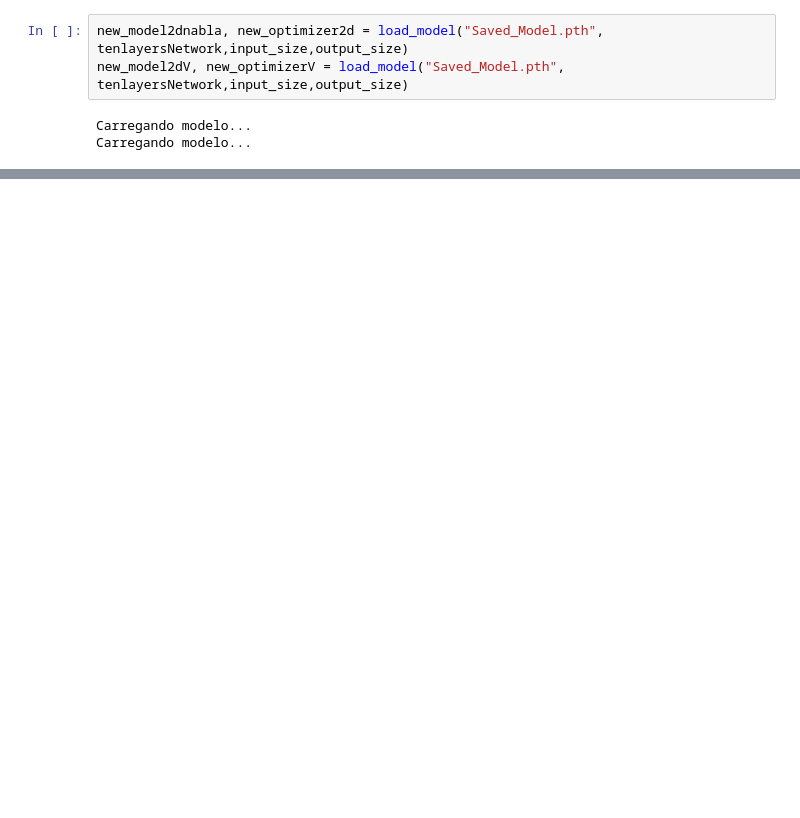
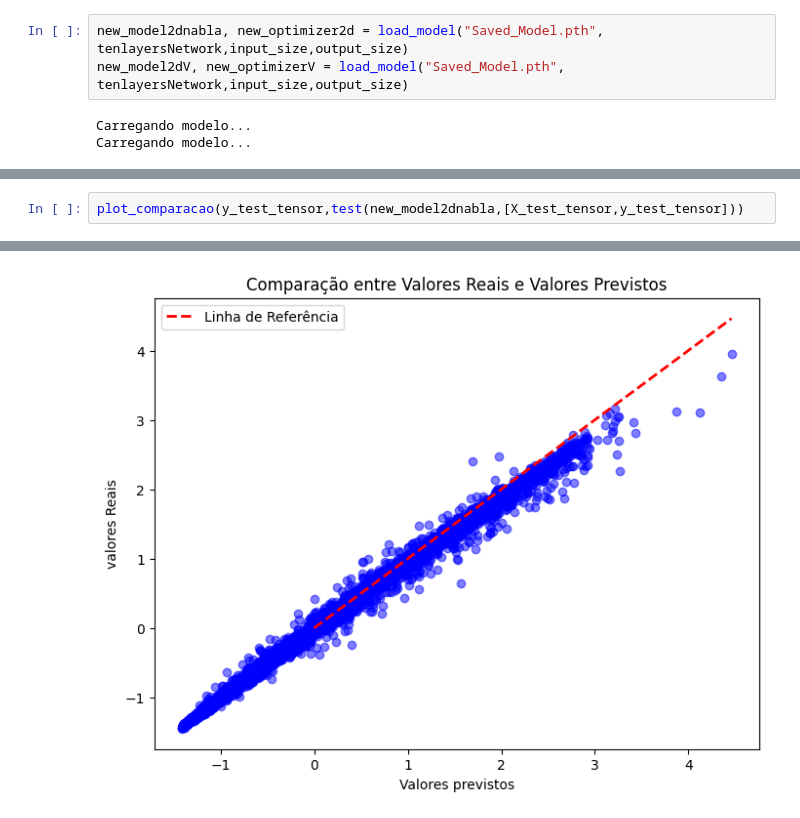
Before and after one commit to LucasChagasMoreira/IC---Federated-learning, a Jupyter notebook: Notebooks and tests/transfer_2D.ipynb, the cells around one changed output, grey strips where cells are left out. Drawn from its saved outputs; the diff is of its cells as text; blank space fills up the shorter version.

```diff
--- a/Notebooks and tests/transfer_2D.ipynb
+++ b/Notebooks and tests/transfer_2D.ipynb
@@ -197,0 +278,3 @@ Test Loss: 1.1965
+# %%
+plot_comparacao(y_test_tensor,test(new_model2dnabla,[X_test_tensor,y_test_tensor]))
+# %% [output]
@@ -198,3 +282,4 @@ Test Loss: 1.1965
+[figure, added]
 # %%
 folder_path = '/content/drive/MyDrive/FederatedLearning-main/Data/IPMSM_datasets/dataset_for_iron_losses_of_IPMSMs (1)/dataset_for_iron_losses_of_IPMSMs/V'
 os.chdir(folder_path)
```
Also changed, not shown: parts of 13 cells of this notebook, 4 other files.
